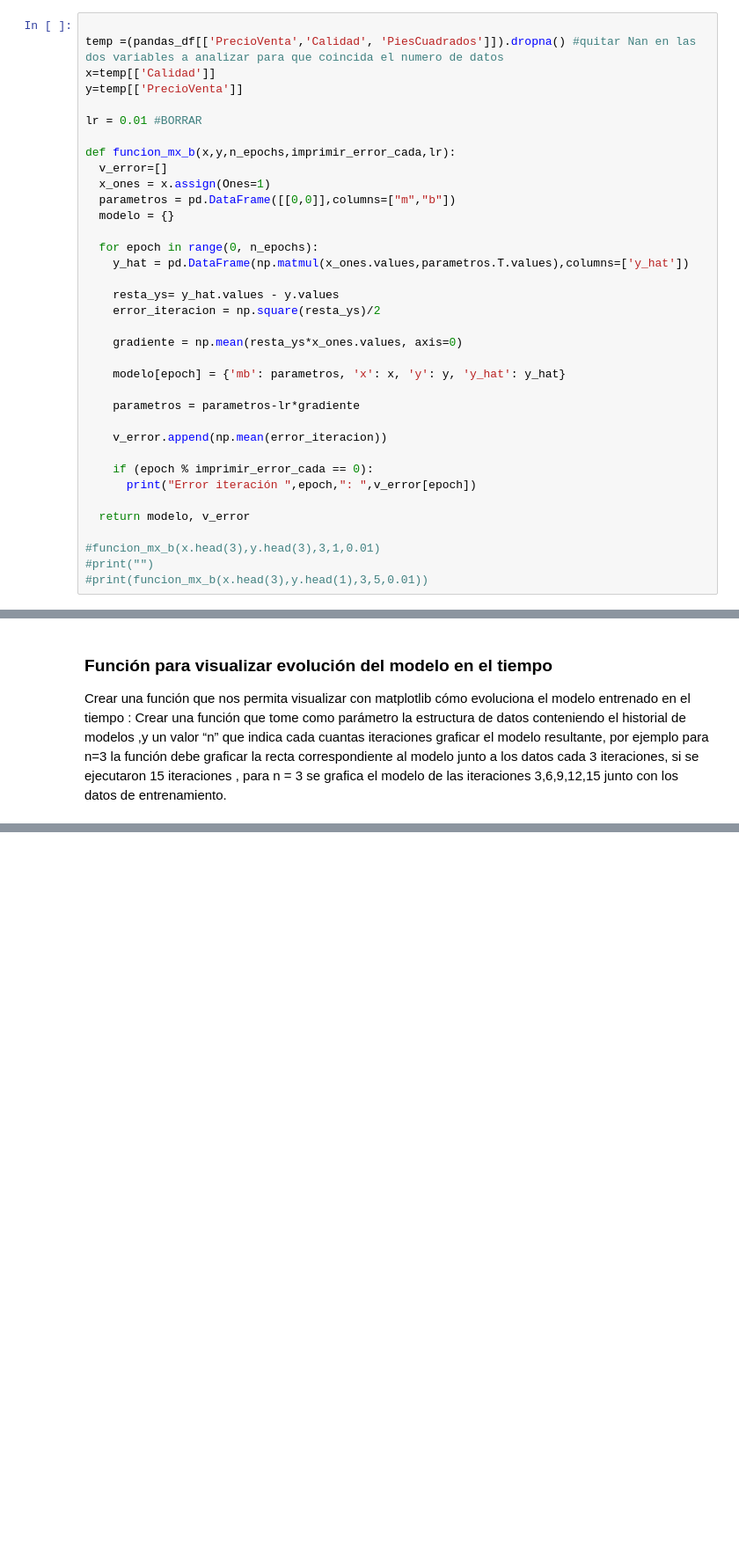
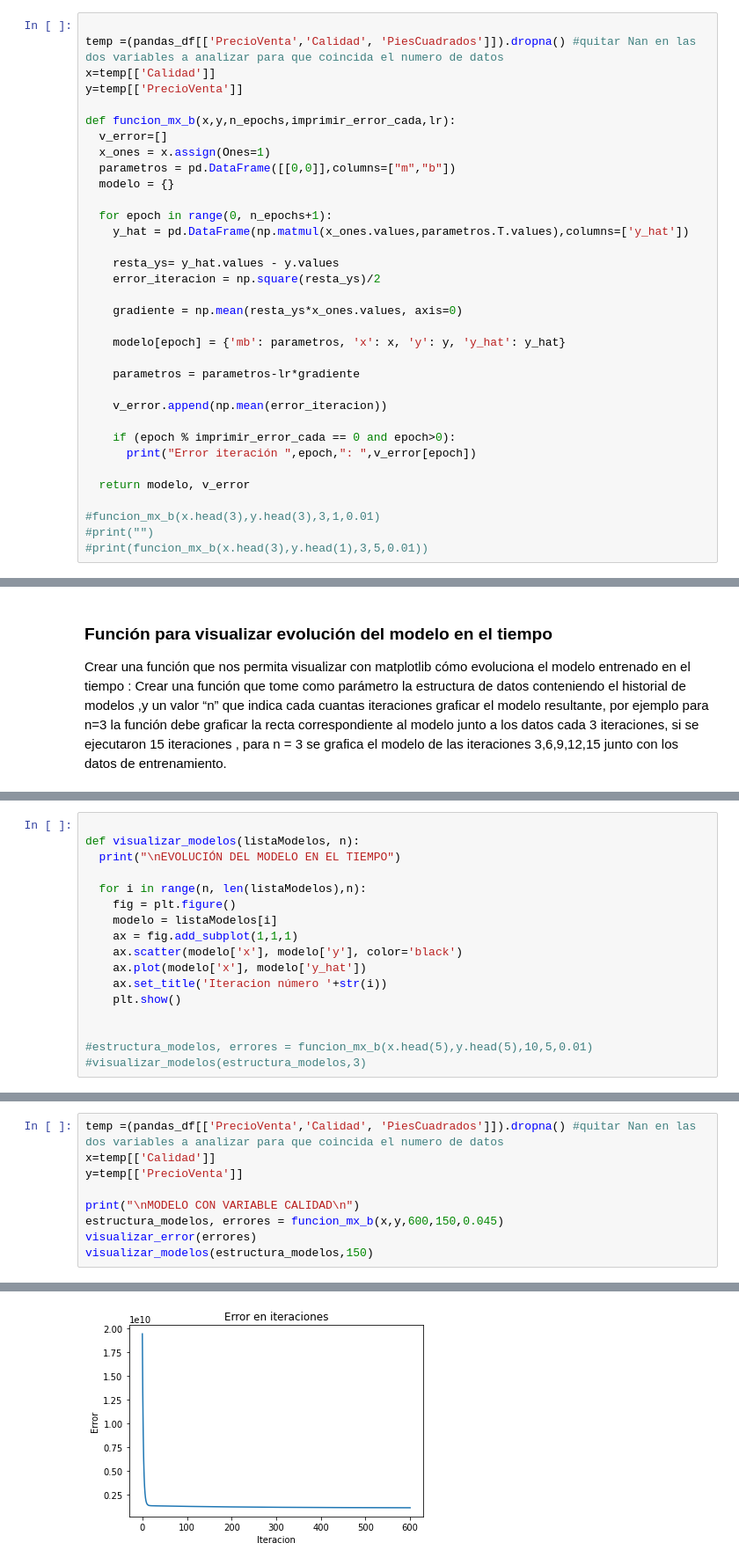
Before and after one commit to SilvyaPenaloza/Tareas-Python, a Jupyter notebook: Proyecto.ipynb, the cells around one changed output, grey strips where cells are left out. Shown at 88% size. Drawn from its saved outputs; the diff is of its cells as text; blank space fills up the shorter version.

Commit message:
Entrenamiento modelo parte1

```diff
--- a/Proyecto.ipynb
+++ b/Proyecto.ipynb
@@ -143,8 +144,6 @@ La función recibe como argumentos:
 temp =(pandas_df[['PrecioVenta','Calidad', 'PiesCuadrados']]).dropna() #quitar Nan en las dos variables a analizar para que coincida el numero de datos
 x=temp[['Calidad']]
 y=temp[['PrecioVenta']]
-
-lr = 0.01 #BORRAR
 
 def funcion_mx_b(x,y,n_epochs,imprimir_error_cada,lr):
   v_error=[]
@@ -152,7 +151,7 @@ def funcion_mx_b(x,y,n_epochs,imprimir_error_cada,lr):
   parametros = pd.DataFrame([[0,0]],columns=["m","b"])
   modelo = {}
 
-  for epoch in range(0, n_epochs):
+  for epoch in range(0, n_epochs+1):
     y_hat = pd.DataFrame(np.matmul(x_ones.values,parametros.T.values),columns=['y_hat'])
 
     resta_ys= y_hat.values - y.values
@@ -166,7 +165,7 @@ def funcion_mx_b(x,y,n_epochs,imprimir_error_cada,lr):
 
     v_error.append(np.mean(error_iteracion))
 
-    if (epoch % imprimir_error_cada == 0):
+    if (epoch % imprimir_error_cada == 0 and epoch>0):
       print("Error iteración ",epoch,": ",v_error[epoch])
 
   return modelo, v_error
@@ -220,0 +198,17 @@ def visualizar_modelo(modelo, n):
+# %%
+
+def visualizar_modelos(listaModelos, n):
+  print("\nEVOLUCIÓN DEL MODELO EN EL TIEMPO")
+
+  for i in range(n, len(listaModelos),n):
+    fig = plt.figure()
+    modelo = listaModelos[i]
+    ax = fig.add_subplot(1,1,1)
+    ax.scatter(modelo['x'], modelo['y'], color='black')
+    ax.plot(modelo['x'], modelo['y_hat'])
+    ax.set_title('Iteracion número '+str(i))
+    plt.show()
+
+
+#estructura_modelos, errores = funcion_mx_b(x.head(5),y.head(5),10,5,0.01)
+#visualizar_modelos(estructura_modelos,3)
@@ -220,0 +221,10 @@ def visualizar_modelo(modelo, n):
+# %%
+temp =(pandas_df[['PrecioVenta','Calidad', 'PiesCuadrados']]).dropna() #quitar Nan en las dos variables a analizar para que coincida el numero de datos
+x=temp[['Calidad']]
+y=temp[['PrecioVenta']]
+
+print("\nMODELO CON VARIABLE CALIDAD\n")
+estructura_modelos, errores = funcion_mx_b(x,y,600,150,0.045)
+visualizar_error(errores)
+visualizar_modelos(estructura_modelos,150)
+# %% [output]
@@ -220,0 +237 @@ def visualizar_modelo(modelo, n):
+[figure, added]
```
Also changed, not shown: parts of 8 cells of this notebook.
